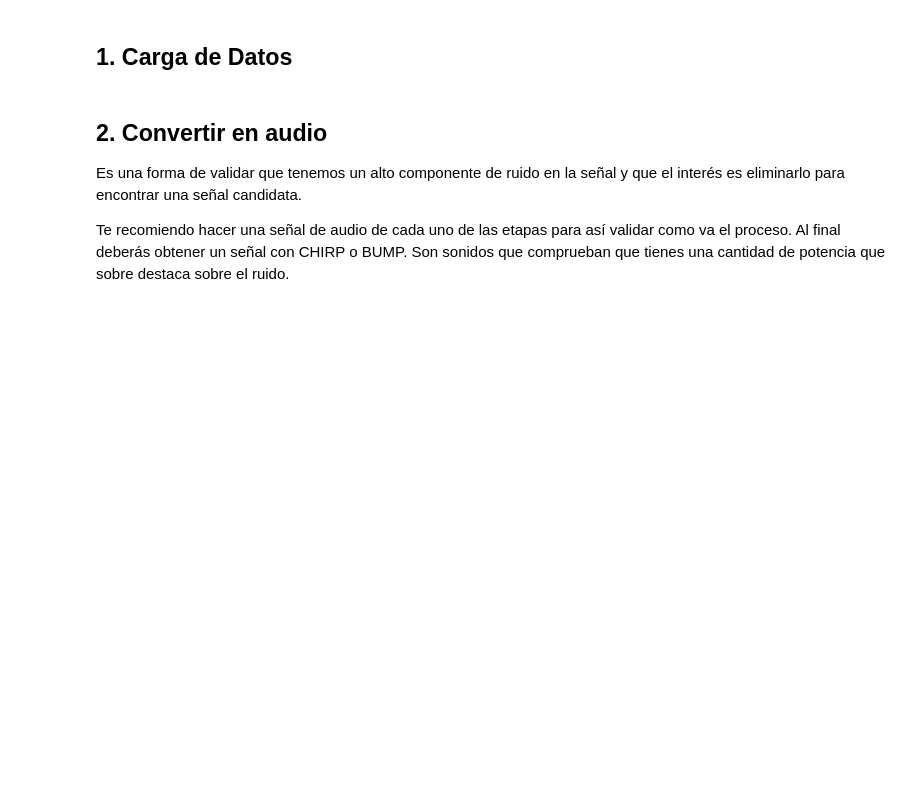
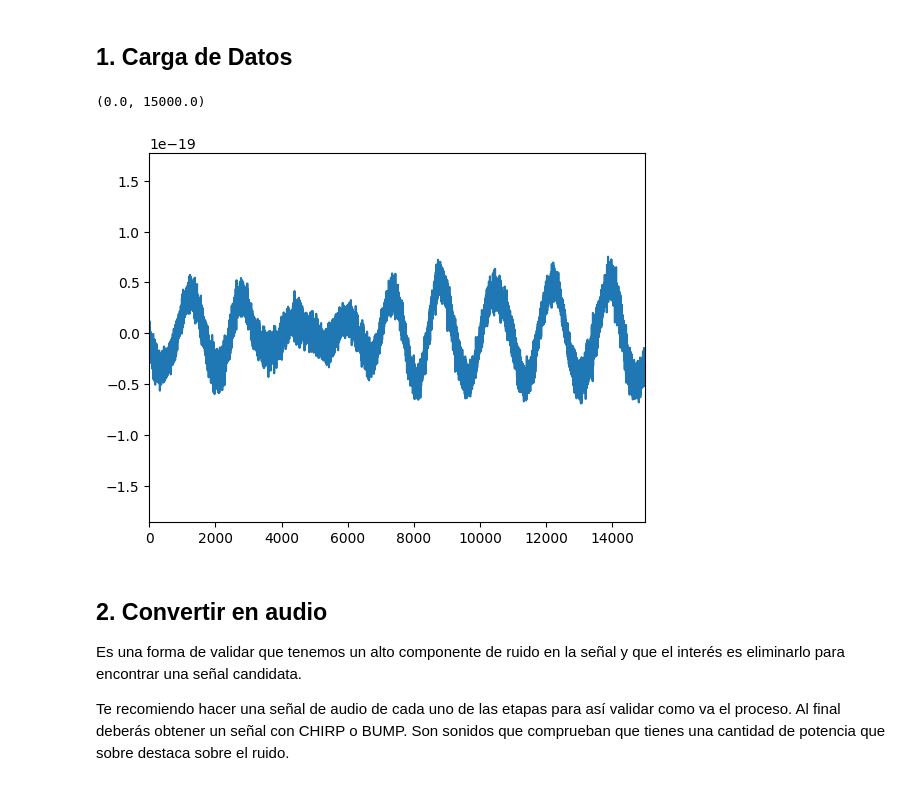
Before and after one commit to MatiasArmijo/Actividades-EIE-401-Matias-Armijo, a Jupyter notebook: proyecto-1/Proyecto_1_ApellidoNombre_ID.ipynb, the cells around one changed output. Drawn from its saved outputs; the diff is of its cells as text; code cells hidden in the pictures; blank space fills up the shorter version.

```diff
--- a/proyecto-1/Proyecto_1_ApellidoNombre_ID.ipynb
+++ b/proyecto-1/Proyecto_1_ApellidoNombre_ID.ipynb
@@ -24,6 +26,28 @@ tip: Te recomiendo tomar la serie de tiempo corta (32 segundos) para facilitar e
 tip: Asegúrate de tomar un caso cuyo espectrograma de muestra, indique una señal clara y fuerte para facilitar tu trabajo, de otra forma es posible que no logres aislarla lo suficiente.
 # %% [markdown]
 ## 1. Carga de Datos
+# %%
+import gzip
+import shutil
+import numpy as np
+import matplotlib.pyplot as plt
+
+ruta_archivo_comprimido = 'H-H1_GWOSC_16KHZ_R1-1268903496-32.txt.gz'
+ruta_archivo_descomprimido = 'archivo_descomprimido.txt'
+
+with gzip.open(ruta_archivo_comprimido, 'rb') as archivo_comprimido:
+    with open(ruta_archivo_descomprimido,'wb') as archivo_descomprimido:
+            shutil.copyfileobj(archivo_comprimido, archivo_descomprimido)
+
+ruta_archivo = "archivo_descomprimido.txt"
+
+strain = np.loadtxt(ruta_archivo, delimiter = ',', skiprows = 1, dtype=float)
+
+plt.plot(strain)
+plt.xlim(0,15000)
+# %% [output]
+(0.0, 15000.0)
+[figure, added]
 # %% [markdown]
 ## 2. Convertir en audio
 Es una forma de validar que tenemos un alto componente de ruido en la señal y que el interés es eliminarlo para encontrar una señal candidata.
```
Also changed, not shown: parts of 2 cells of this notebook, 4 other files.
